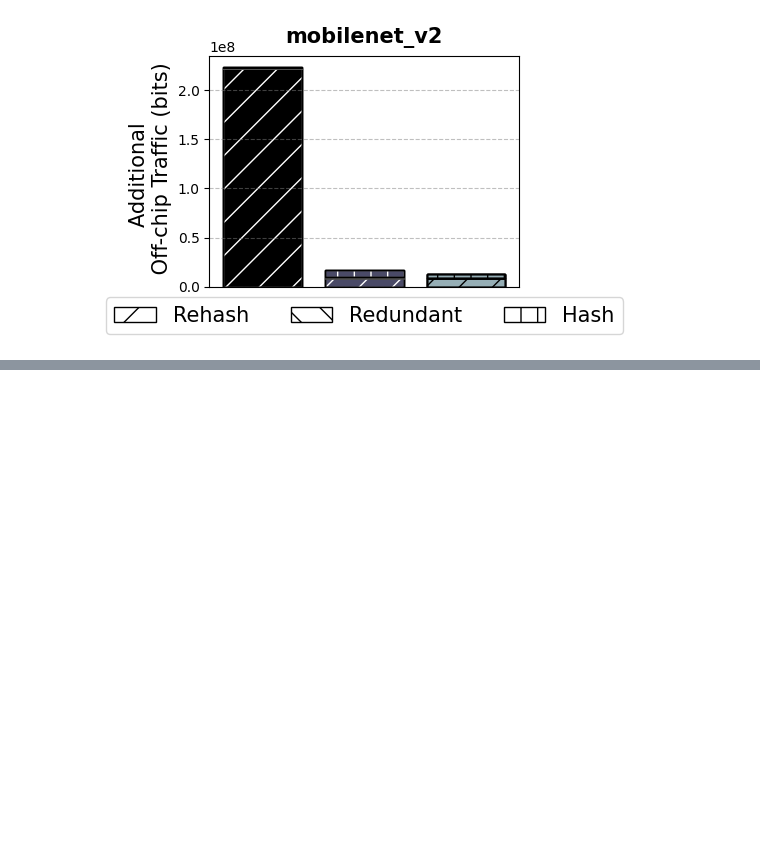
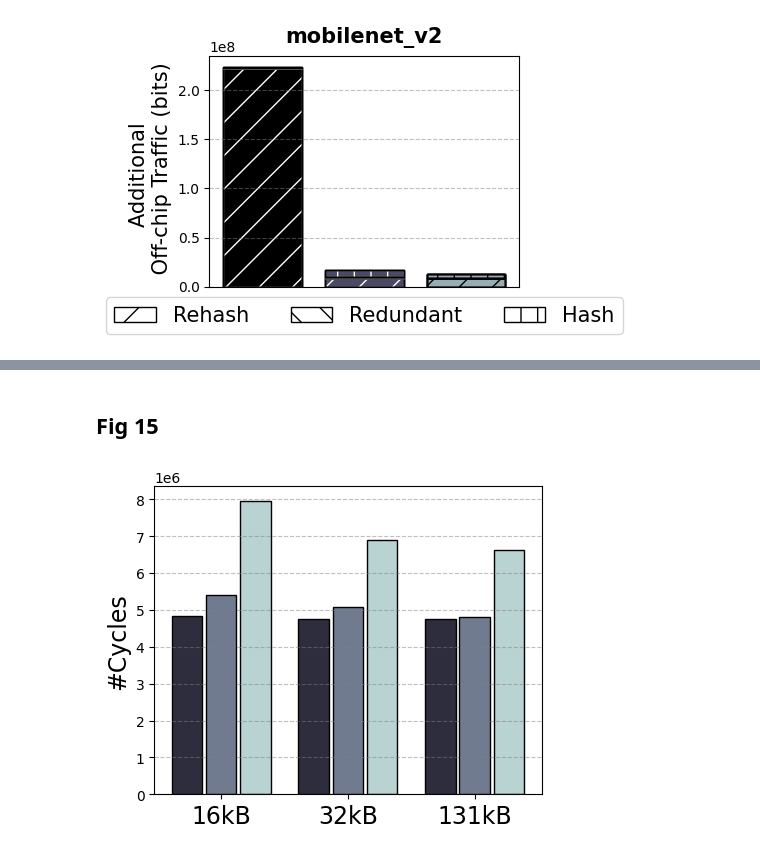
Before and after one commit to kyungmi-lee/SecureLoop-MICRO2023Artifact, a Jupyter notebook: workspace/plot_figures.ipynb, the cells around one changed output, grey strips where cells are left out. Cells and saved outputs as stored; diff of their text form; code cells hidden in the pictures; blank space fills up the shorter version.

```diff
--- a/workspace/plot_figures.ipynb
+++ b/workspace/plot_figures.ipynb
@@ -31,0 +95,23 @@ plot_fig11(arch, workload)
+# %% [markdown]
+## Fig 15
+# %%
+from figure_utils import plot_fig14
+
+workload = 'alexnet'
+
+archs = ['designs/eyeriss_like/ver0', \
+         'designs/eyeriss_like/ver5', \
+         'designs/eyeriss_like/ver6', \
+         'designs/eyeriss_like/ver7', \
+         'designs/eyeriss_like/ver8', \
+         'designs/eyeriss_like/ver9']
+arch_names = ['131kB_parallel', \
+              '131kB_pipeline', \
+              '32kB_parallel', \
+              '32kB_pipeline', \
+              '16kB_parallel', \
+              '16kB_pipeline',]
+
+plot_fig14(archs, arch_names, workload, 'fig15')
+# %% [output]
+[figure, added]
```
Also changed, not shown: parts of 5 cells of this notebook, 5 other files.
